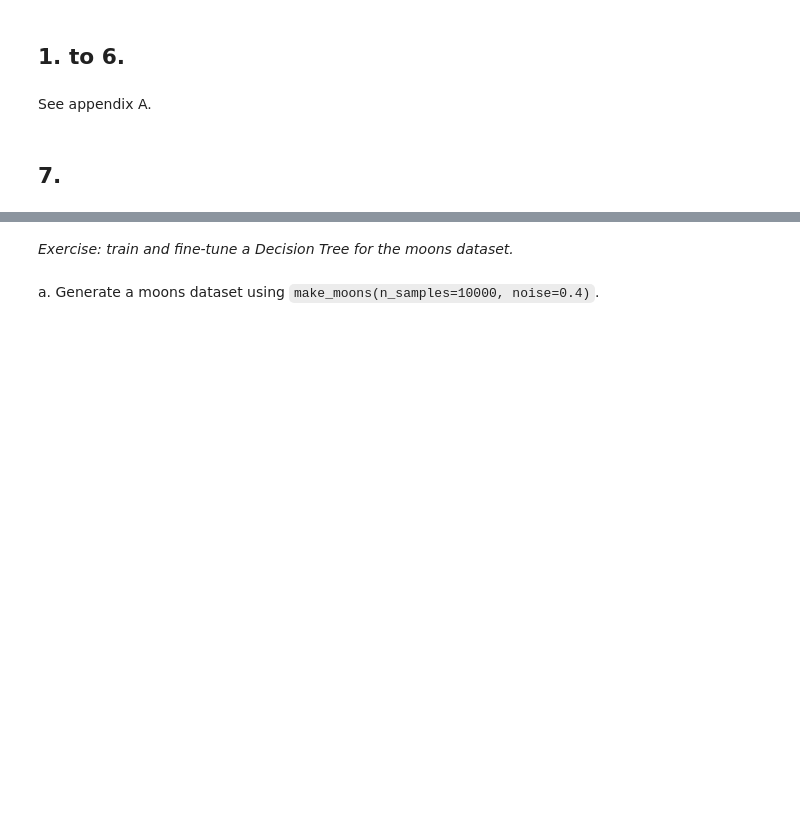
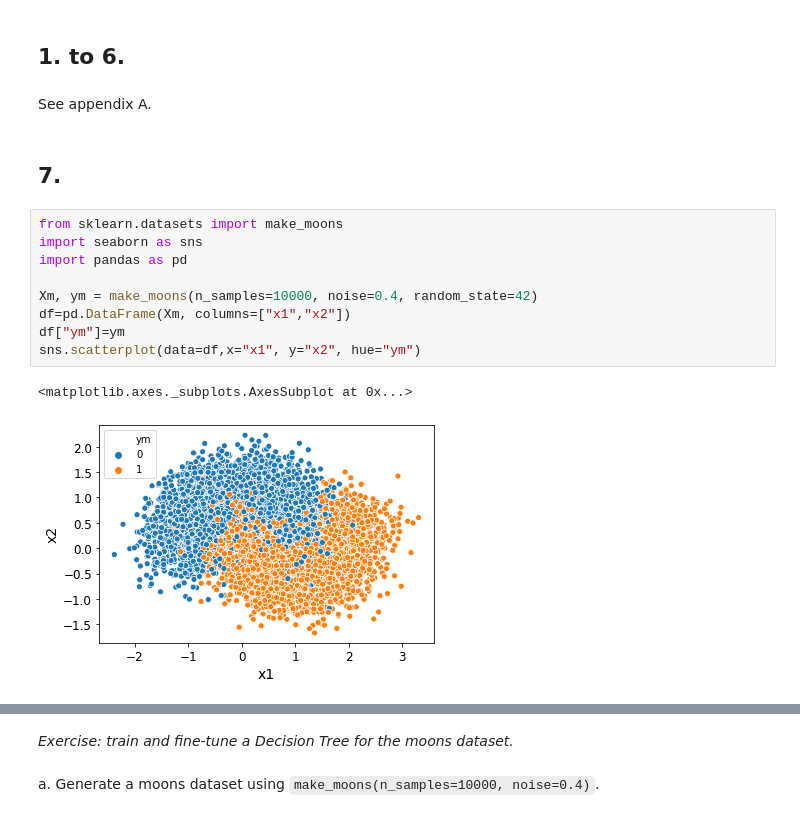
Before and after one commit to MiguelG26/Learning, a Jupyter notebook: Hands-On Machine Learning with Scikit-Learn and TensorFlow2/06_decision_trees.ipynb, the cells around one changed output, grey strips where cells are left out. Cells and saved outputs as stored; diff of their text form; blank space fills up the shorter version.

```diff
--- a/Hands-On Machine Learning with Scikit-Learn and TensorFlow2/06_decision_trees.ipynb
+++ b/Hands-On Machine Learning with Scikit-Learn and TensorFlow2/06_decision_trees.ipynb
@@ -351,3 +351,15 @@ Saving figure tree_regression_regularization_plot
 See appendix A.
 # %% [markdown]
 ## 7.
+# %%
+from sklearn.datasets import make_moons
+import seaborn as sns
+import pandas as pd
+
+Xm, ym = make_moons(n_samples=10000, noise=0.4, random_state=42)
+df=pd.DataFrame(Xm, columns=["x1","x2"])
+df["ym"]=ym
+sns.scatterplot(data=df,x="x1", y="x2", hue="ym")
+# %% [output]
+<matplotlib.axes._subplots.AxesSubplot at 0x...>
+[figure, added]
```
Also changed, not shown: parts of 20 cells of this notebook.
